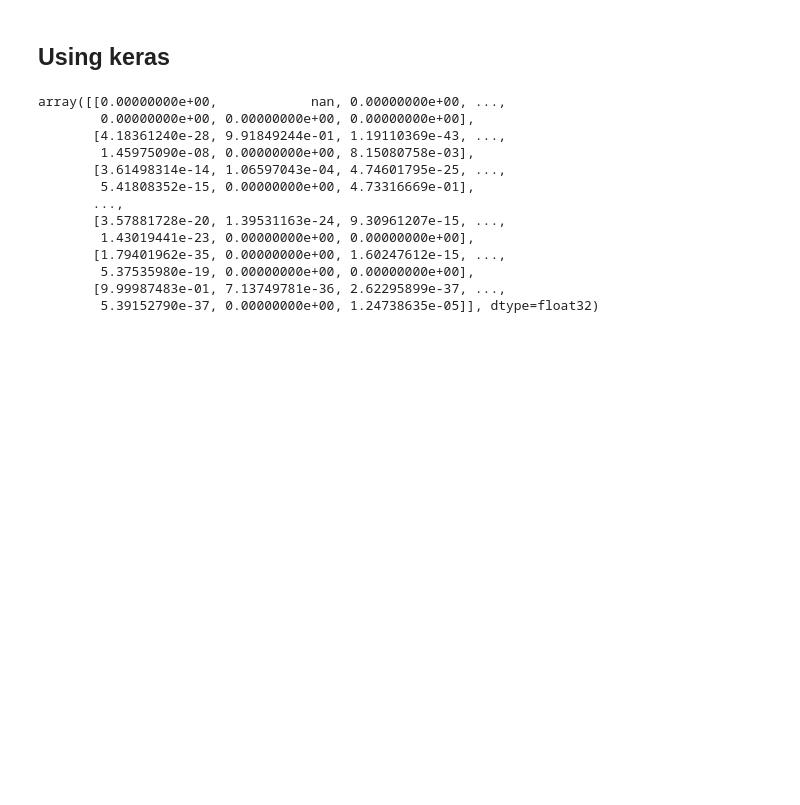
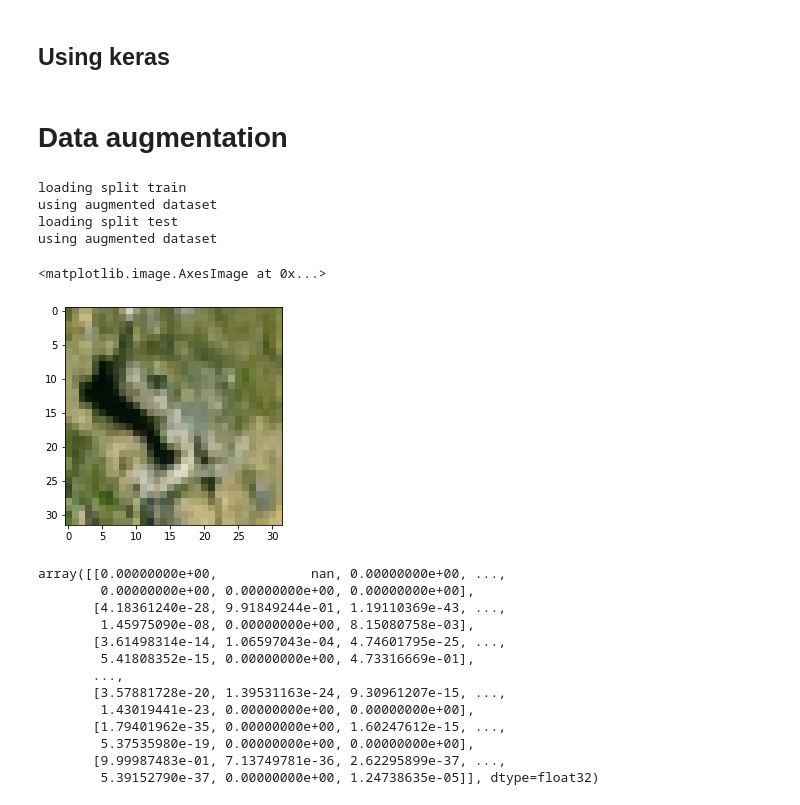
Before and after one commit to danmar3/AssociativeGAN, a Jupyter notebook: notebooks/Encoder.ipynb, the cells around one changed output. Cells and saved outputs as stored; diff of their text form; code cells hidden in the pictures; blank space fills up the shorter version.

```diff
--- a/notebooks/Encoder.ipynb
+++ b/notebooks/Encoder.ipynb
@@ -323,3 +440,5 @@ logits = model.predict(valid['image'], batch_size=128)
 pred = np.exp(logits)/np.sum(np.exp(logits), -1)[..., np.newaxis]
 # %%
 np.mean(np.argmax(logits, -1) == np.argmax(valid['label'], -1))
+# %% [markdown]
+# Data augmentation
@@ -326,3 +454,31 @@ np.mean(np.argmax(logits, -1) == np.argmax(valid['label'], -1))
+# %%
+import tensorflow_datasets as tfds
+def load_splits(name, batch_size=64, **kargs):
+    def load_split(split):
+        dataset = acgan.data.load(
+            name, batch_size, split=split,
+            with_label=True, **kargs)
+        dataset = acgan.data.to_one_hot(dataset, 10)
+        return tf.compat.v1.data.make_one_shot_iterator(
+            dataset).get_next()
+    return SimpleNamespace(
+        train=load_split(tfds.Split.TRAIN),
+        valid=load_split(tfds.Split.TEST))
+
+data = load_splits('cifar10', augment=True)
+train_data = data.train
+# %% [output]
+loading split train
+using augmented dataset
+loading split test
+using augmented dataset
+# %%
+import matplotlib.pyplot as plt
+image = train_data['image'].eval()[0, ...]
+plt.imshow((image+1)/2)
+# %% [output]
+<matplotlib.image.AxesImage at 0x...>
+[figure, added]
 # %%
 import numpy as np
 np.exp(results['pred'])/np.sum(np.exp(results['pred']), -1)[..., np.newaxis]
```
Also changed, not shown: parts of 29 cells of this notebook, 5 other files.
